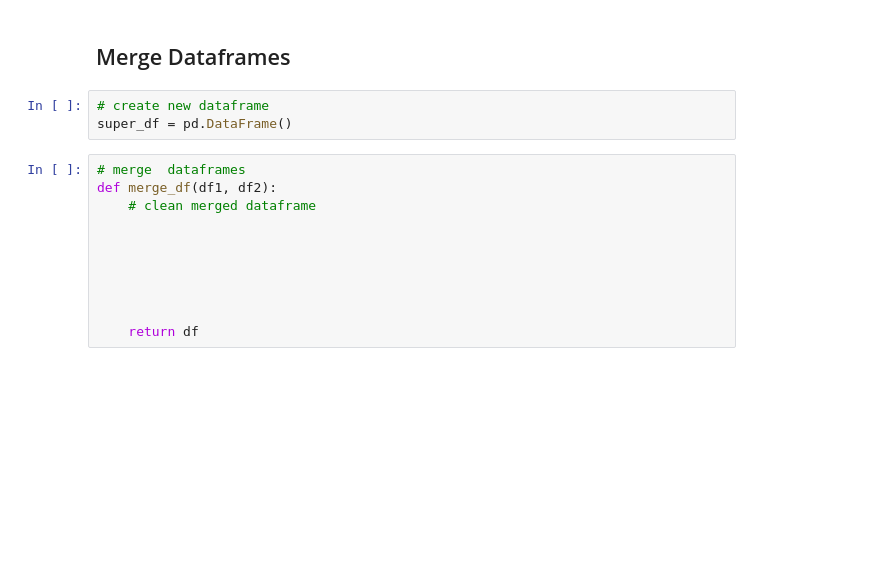
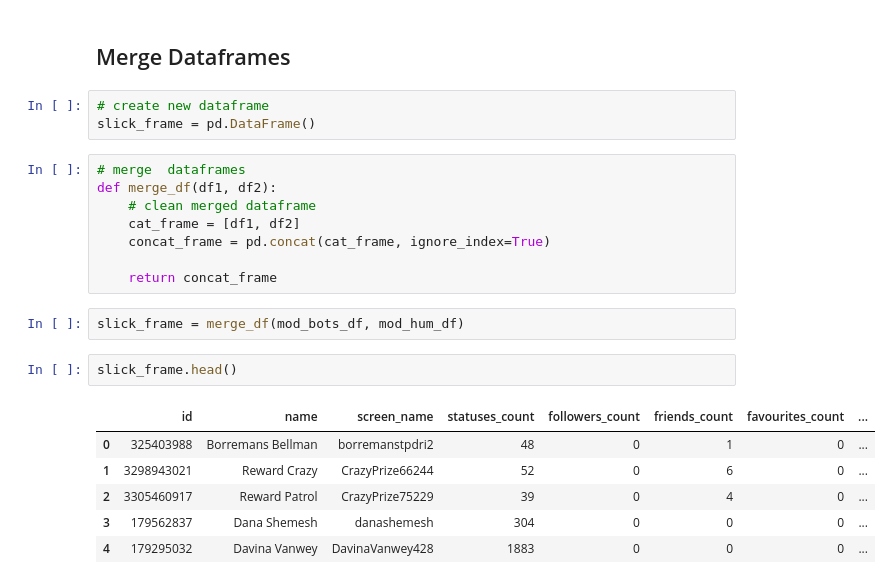
Before and after one commit to ramochoargv/final, a Jupyter notebook: notebooks/bot_analysis.ipynb, the cells around one changed output. Drawn from its saved outputs; the diff is of its cells as text; blank space fills up the shorter version.

```diff
--- a/notebooks/bot_analysis.ipynb
+++ b/notebooks/bot_analysis.ipynb
@@ -147,15 +143,23 @@ plt.show()
 ## Merge Dataframes
 # %%
 # create new dataframe
-super_df = pd.DataFrame()
+slick_frame = pd.DataFrame()
 # %%
 # merge  dataframes
 def merge_df(df1, df2):
     # clean merged dataframe
+    cat_frame = [df1, df2]
+    concat_frame = pd.concat(cat_frame, ignore_index=True)
 
-
-
-
-
-
-    return df
+    return concat_frame
+# %%
+slick_frame = merge_df(mod_bots_df, mod_hum_df)
+# %%
+slick_frame.head()
+# %% [output]
+|  | id | name | screen_name | statuses_count | followers_count | friends_count | favourites_count | ... |
+| 0 | 325403988 | Borremans Bellman | borremanstpdri2 | 48 | 0 | 1 | 0 | ... |
+| 1 | 3298943021 | Reward Crazy | CrazyPrize66244 | 52 | 0 | 6 | 0 | ... |
+| 2 | 3305460917 | Reward Patrol | CrazyPrize75229 | 39 | 0 | 4 | 0 | ... |
+| 3 | 179562837 | Dana Shemesh | danashemesh | 304 | 0 | 0 | 0 | ... |
+| 4 | 179295032 | Davina Vanwey | DavinaVanwey428 | 1883 | 0 | 0 | 0 | ... |
```
Also changed, not shown: parts of 10 cells of this notebook.
